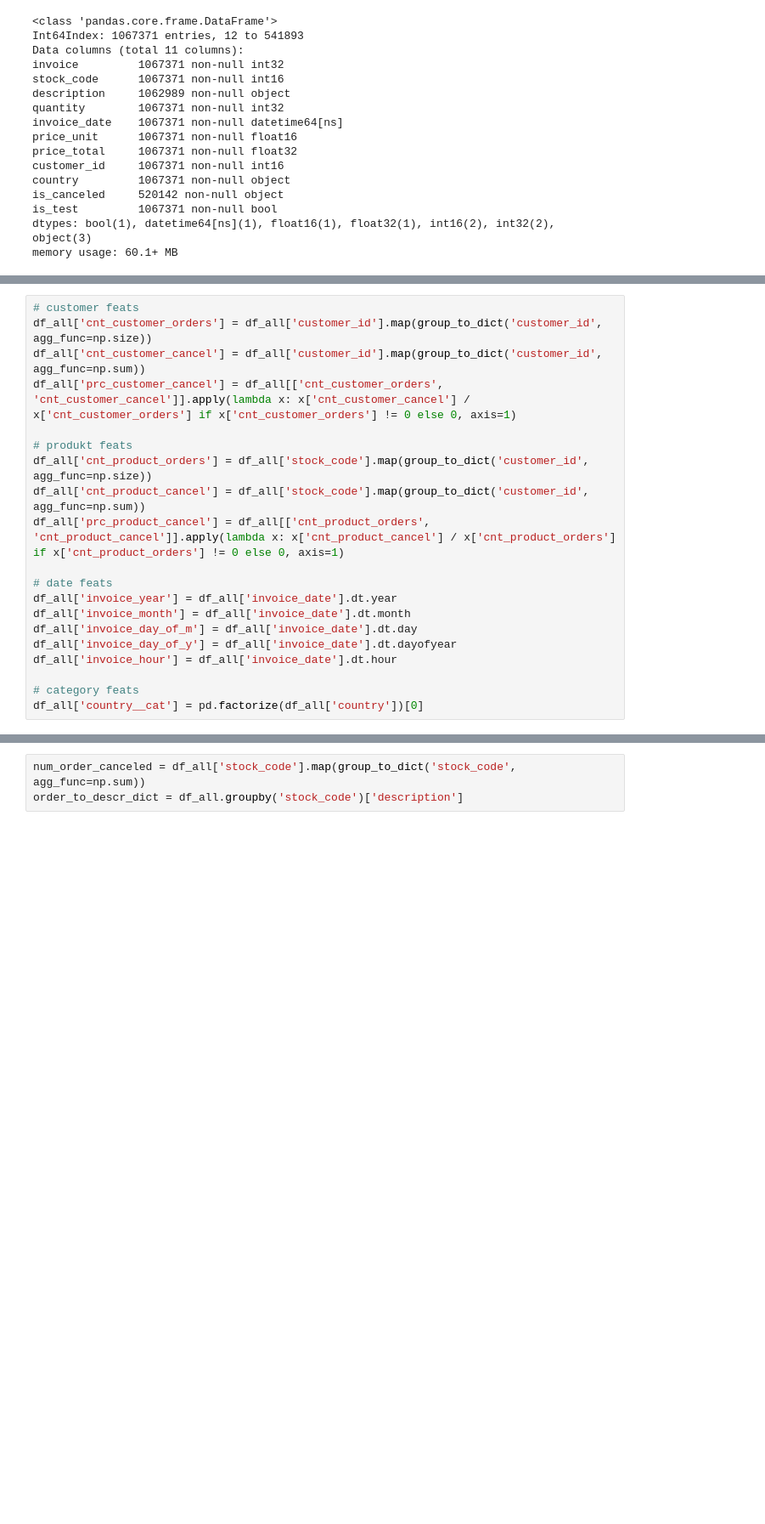
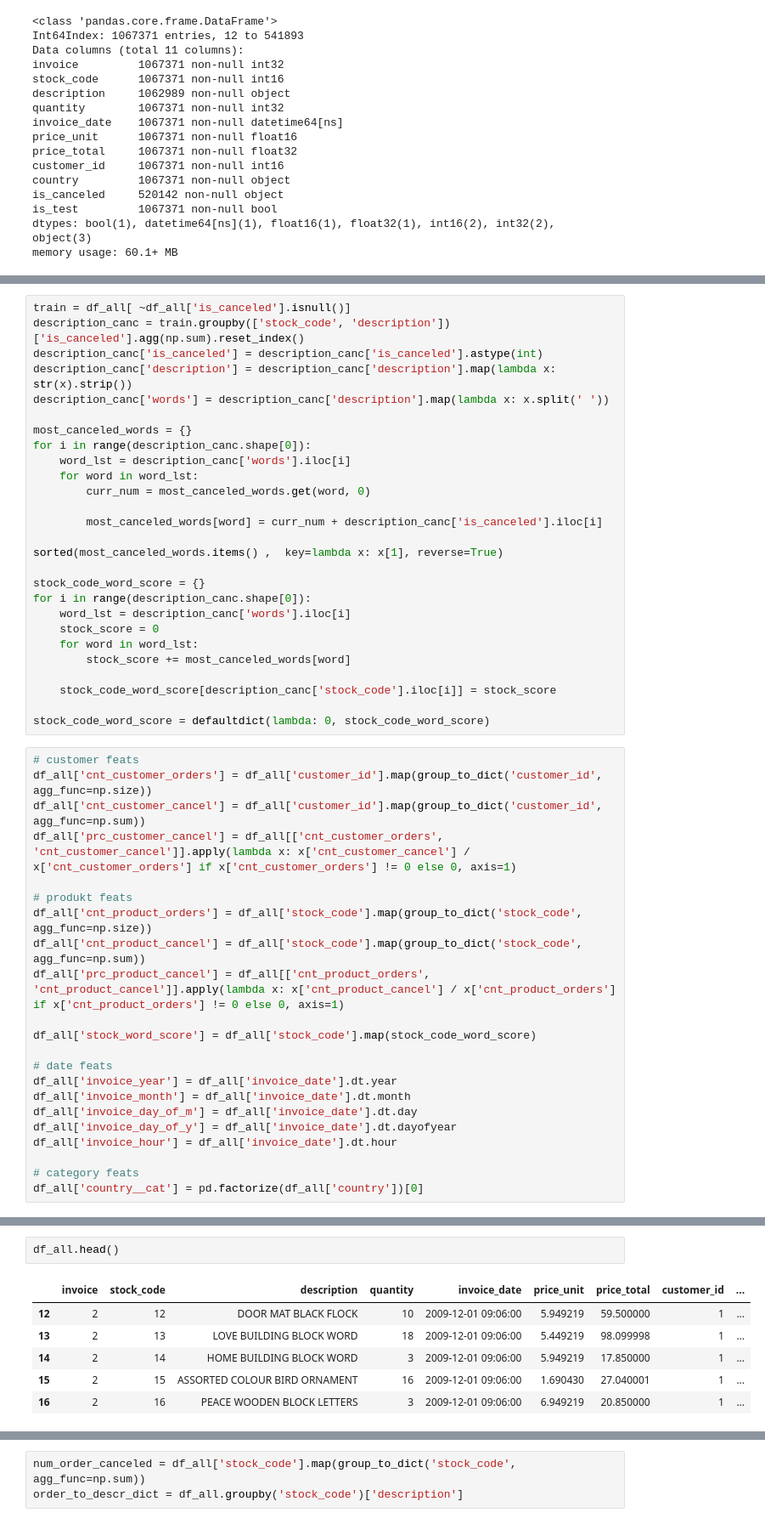
Before and after one commit to JakubStanczak/Order_cancelation_pred, a Jupyter notebook: Konkurs_JS.ipynb, the cells around one changed output, grey strips where cells are left out. Shown at 85% size. Drawn from its saved outputs; the diff is of its cells as text; blank space fills up the shorter version.

```diff
--- a/Konkurs_JS.ipynb
+++ b/Konkurs_JS.ipynb
@@ -61,3 +61,30 @@ def group_to_dict(group_key, agg_func):
+# %%
+train = df_all[ ~df_all['is_canceled'].isnull()]
+description_canc = train.groupby(['stock_code', 'description'])['is_canceled'].agg(np.sum).reset_index()
+description_canc['is_canceled'] = description_canc['is_canceled'].astype(int)
+description_canc['description'] = description_canc['description'].map(lambda x: str(x).strip())
+description_canc['words'] = description_canc['description'].map(lambda x: x.split(' '))
+
+most_canceled_words = {}
+for i in range(description_canc.shape[0]):
+    word_lst = description_canc['words'].iloc[i]
+    for word in word_lst:
+        curr_num = most_canceled_words.get(word, 0)
+
+        most_canceled_words[word] = curr_num + description_canc['is_canceled'].iloc[i]
+
+sorted(most_canceled_words.items() ,  key=lambda x: x[1], reverse=True)
+
+stock_code_word_score = {}
+for i in range(description_canc.shape[0]):
+    word_lst = description_canc['words'].iloc[i]
+    stock_score = 0
+    for word in word_lst:
+        stock_score += most_canceled_words[word]
+
+    stock_code_word_score[description_canc['stock_code'].iloc[i]] = stock_score
+
+stock_code_word_score = defaultdict(lambda: 0, stock_code_word_score)
 # %%
 # customer feats
 df_all['cnt_customer_orders'] = df_all['customer_id'].map(group_to_dict('customer_id', agg_func=np.size))
@@ -65,9 +92,11 @@ df_all['cnt_customer_cancel'] = df_all['customer_id'].map(group_to_dict('custome
 df_all['prc_customer_cancel'] = df_all[['cnt_customer_orders', 'cnt_customer_cancel']].apply(lambda x: x['cnt_customer_cancel'] / x['cnt_customer_orders'] if x['cnt_customer_orders'] != 0 else 0, axis=1)
 
 # produkt feats
-df_all['cnt_product_orders'] = df_all['stock_code'].map(group_to_dict('customer_id', agg_func=np.size))
-df_all['cnt_product_cancel'] = df_all['stock_code'].map(group_to_dict('customer_id', agg_func=np.sum))
+df_all['cnt_product_orders'] = df_all['stock_code'].map(group_to_dict('stock_code', agg_func=np.size))
+df_all['cnt_product_cancel'] = df_all['stock_code'].map(group_to_dict('stock_code', agg_func=np.sum))
 df_all['prc_product_cancel'] = df_all[['cnt_product_orders', 'cnt_product_cancel']].apply(lambda x: x['cnt_product_cancel'] / x['cnt_product_orders'] if x['cnt_product_orders'] != 0 else 0, axis=1)
+
+df_all['stock_word_score'] = df_all['stock_code'].map(stock_code_word_score)
 
 # date feats
 df_all['invoice_year'] = df_all['invoice_date'].dt.year
@@ -100,0 +114,9 @@ df_all.sample(10)
+# %%
+df_all.head()
+# %% [output]
+|  | invoice | stock_code | description | quantity | invoice_date | price_unit | price_total | customer_id | ... |
+| 12 | 2 | 12 | DOOR MAT BLACK FLOCK | 10 | 2009-12-01 09:06:00 | 5.949219 | 59.500000 | 1 | ... |
+| 13 | 2 | 13 | LOVE BUILDING BLOCK WORD | 18 | 2009-12-01 09:06:00 | 5.449219 | 98.099998 | 1 | ... |
+| 14 | 2 | 14 | HOME BUILDING BLOCK WORD | 3 | 2009-12-01 09:06:00 | 5.949219 | 17.850000 | 1 | ... |
+| 15 | 2 | 15 | ASSORTED COLOUR BIRD ORNAMENT | 16 | 2009-12-01 09:06:00 | 1.690430 | 27.040001 | 1 | ... |
+| 16 | 2 | 16 | PEACE WOODEN BLOCK LETTERS | 3 | 2009-12-01 09:06:00 | 6.949219 | 20.850000 | 1 | ... |
```
Also changed, not shown: parts of 42 cells of this notebook.
